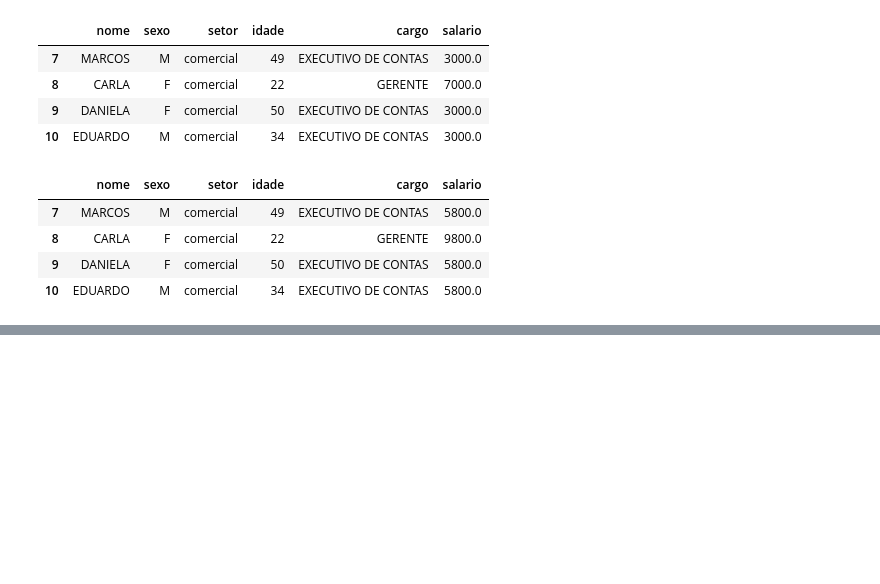
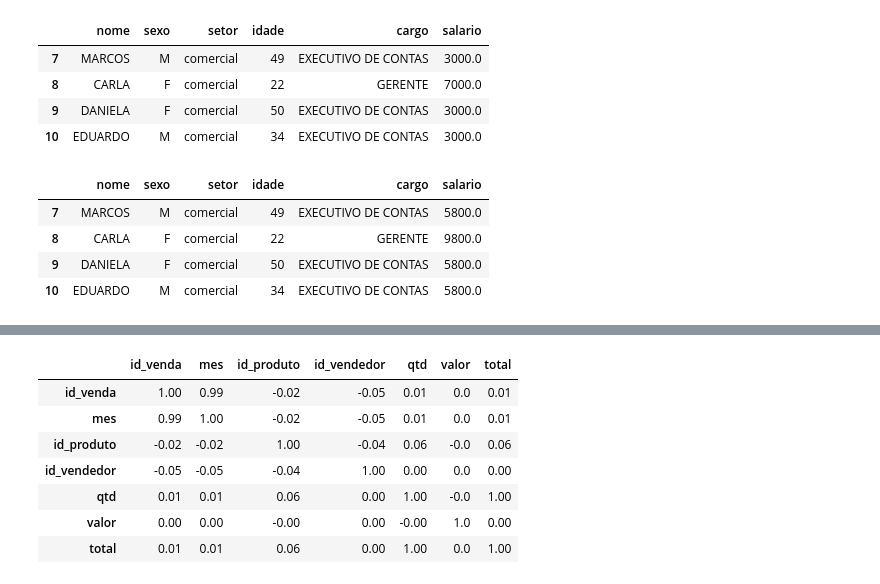
Before and after one commit to italomarcelogit/Tutorial-de-Pandas, a Jupyter notebook: Notebook_Dicas_Pandas_DataFrame.ipynb, the cells around one changed output, grey strips where cells are left out. Cells and saved outputs as stored; diff of their text form; code cells hidden in the pictures; blank space fills up the shorter version.

```diff
--- a/Notebook_Dicas_Pandas_DataFrame.ipynb
+++ b/Notebook_Dicas_Pandas_DataFrame.ipynb
@@ -1209,0 +1248,13 @@ dfCopia.query("setor == 'comercial'")
+# %%
+# agora vamos visualizar a correlacao entre as variaveis
+correlacao = vendas.corr().round(2)
+correlacao
+# %% [output]
+|  | id_venda | mes | id_produto | id_vendedor | qtd | valor | total |
+| id_venda | 1.00 | 0.99 | -0.02 | -0.05 | 0.01 | 0.0 | 0.01 |
+| mes | 0.99 | 1.00 | -0.02 | -0.05 | 0.01 | 0.0 | 0.01 |
+| id_produto | -0.02 | -0.02 | 1.00 | -0.04 | 0.06 | -0.0 | 0.06 |
+| id_vendedor | -0.05 | -0.05 | -0.04 | 1.00 | 0.00 | 0.0 | 0.00 |
+| qtd | 0.01 | 0.01 | 0.06 | 0.00 | 1.00 | -0.0 | 1.00 |
+| valor | 0.00 | 0.00 | -0.00 | 0.00 | -0.00 | 1.0 | 0.00 |
+| total | 0.01 | 0.01 | 0.06 | 0.00 | 1.00 | 0.0 | 1.00 |
```
Also changed, not shown: parts of 21 cells of this notebook.
